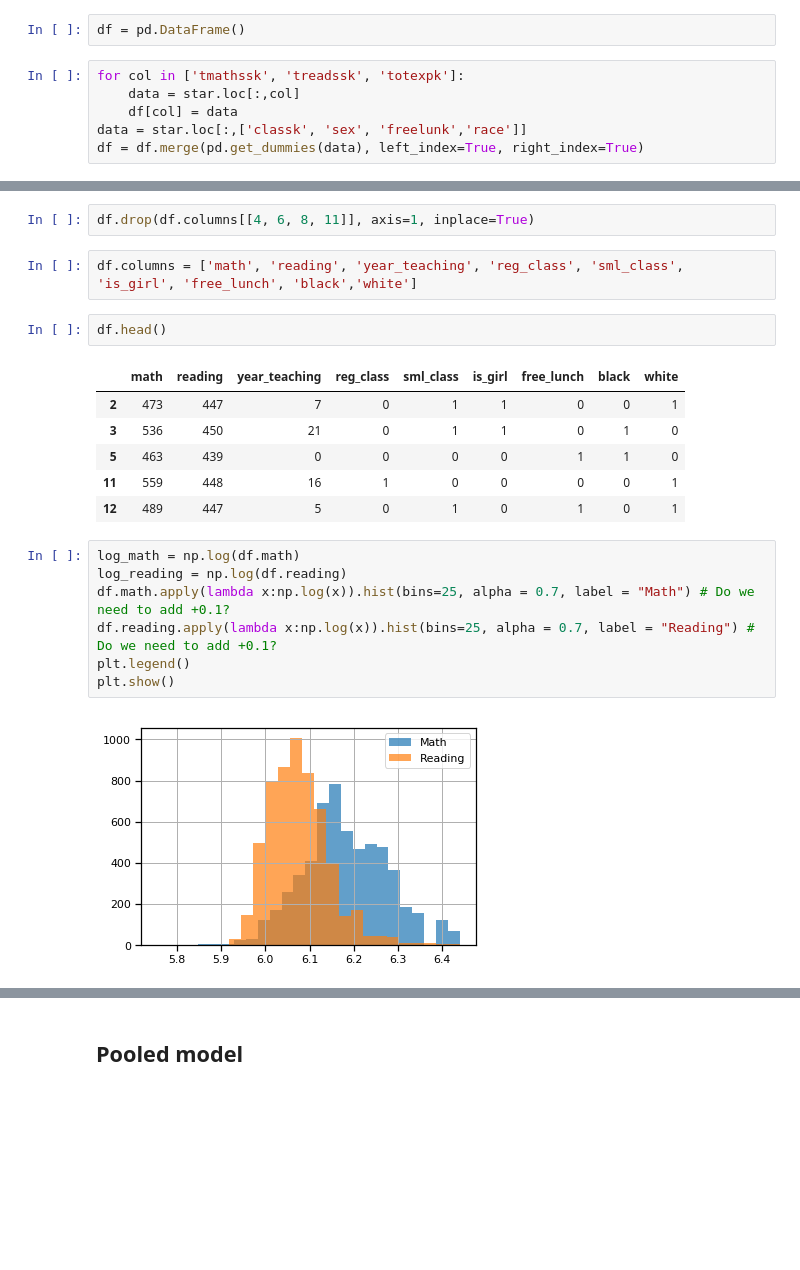
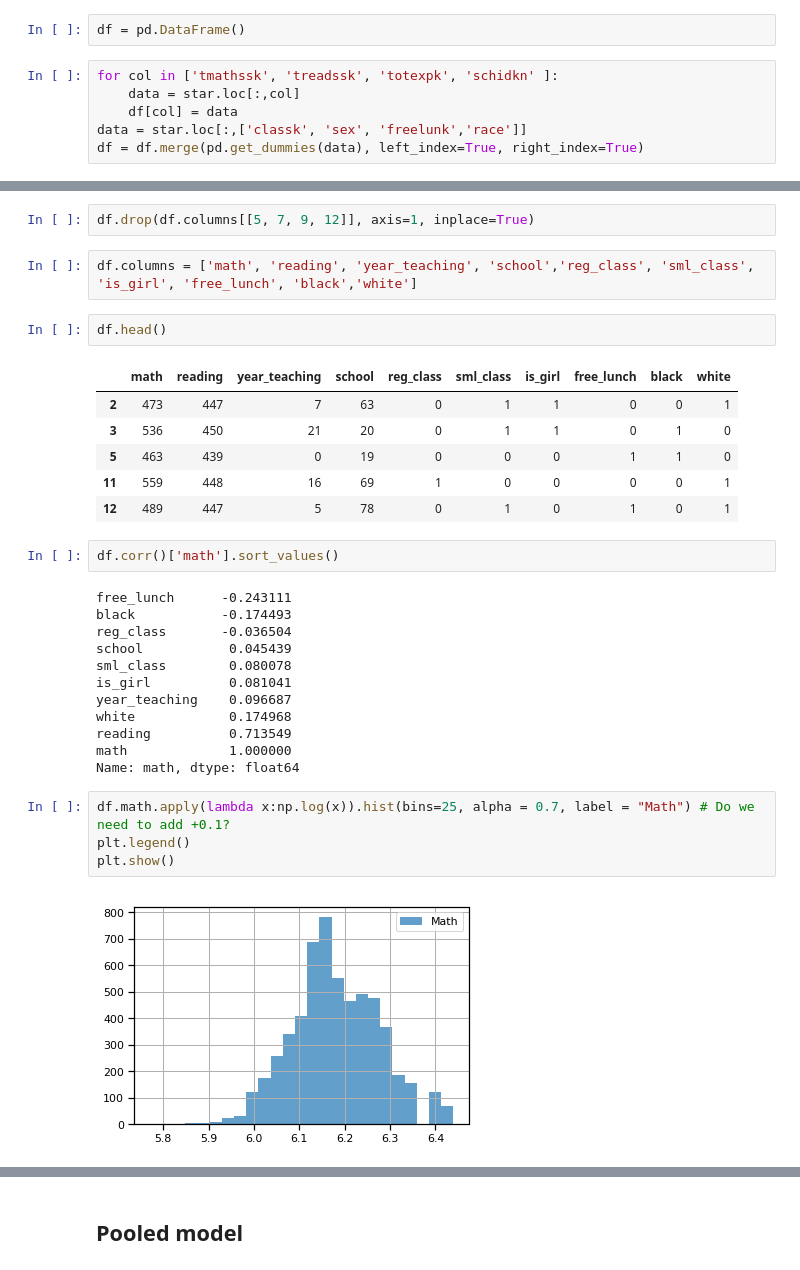
Before and after one commit to cthai721/bda-project, a Jupyter notebook: Effects on Learning of Small Class Sizes - logscale.ipynb, the cells around one changed output, grey strips where cells are left out. Drawn from its saved outputs; the diff is of its cells as text; blank space fills up the shorter version.

```diff
--- a/Effects on Learning of Small Class Sizes - logscale.ipynb
+++ b/Effects on Learning of Small Class Sizes - logscale.ipynb
@@ -41,7 +41,7 @@ schools = star.schidkn.unique()
 # %%
 df = pd.DataFrame()
 # %%
-for col in ['tmathssk', 'treadssk', 'totexpk']:
+for col in ['tmathssk', 'treadssk', 'totexpk', 'schidkn' ]:
     data = star.loc[:,col]
     df[col] = data
 data = star.loc[:,['classk', 'sex', 'freelunk','race']]
@@ -70,22 +70,33 @@ Index(['classk_regular.with.aide', 'sex_boy', 'freelunk_no', 'race_other'], dtyp
 # %%
-df.drop(df.columns[[4, 6, 8, 11]], axis=1, inplace=True)
+df.drop(df.columns[[5, 7, 9, 12]], axis=1, inplace=True)
 # %%
-df.columns = ['math', 'reading', 'year_teaching', 'reg_class', 'sml_class', 'is_girl', 'free_lunch', 'black','white']
+df.columns = ['math', 'reading', 'year_teaching', 'school','reg_class', 'sml_class', 'is_girl', 'free_lunch', 'black','white']
 # %%
 df.head()
 # %% [output]
-|  | math | reading | year_teaching | reg_class | sml_class | is_girl | free_lunch | black | white |
-| 2 | 473 | 447 | 7 | 0 | 1 | 1 | 0 | 0 | 1 |
-| 3 | 536 | 450 | 21 | 0 | 1 | 1 | 0 | 1 | 0 |
-| 5 | 463 | 439 | 0 | 0 | 0 | 0 | 1 | 1 | 0 |
-| 11 | 559 | 448 | 16 | 1 | 0 | 0 | 0 | 0 | 1 |
-| 12 | 489 | 447 | 5 | 0 | 1 | 0 | 1 | 0 | 1 |
+|  | math | reading | year_teaching | school | reg_class | sml_class | is_girl | free_lunch | black | white |
+| 2 | 473 | 447 | 7 | 63 | 0 | 1 | 1 | 0 | 0 | 1 |
+| 3 | 536 | 450 | 21 | 20 | 0 | 1 | 1 | 0 | 1 | 0 |
+| 5 | 463 | 439 | 0 | 19 | 0 | 0 | 0 | 1 | 1 | 0 |
+| 11 | 559 | 448 | 16 | 69 | 1 | 0 | 0 | 0 | 0 | 1 |
+| 12 | 489 | 447 | 5 | 78 | 0 | 1 | 0 | 1 | 0 | 1 |
+# %%
+df.corr()['math'].sort_values()
+# %% [output]
+free_lunch      -0.243111
+black           -0.174493
+reg_class       -0.036504
+school           0.045439
+sml_class        0.080078
+is_girl          0.081041
+year_teaching    0.096687
+white            0.174968
+reading          0.713549
+math             1.000000
+Name: math, dtype: float64
 # %%
-log_math = np.log(df.math)
-log_reading = np.log(df.reading)
 df.math.apply(lambda x:np.log(x)).hist(bins=25, alpha = 0.7, label = "Math") # Do we need to add +0.1?
-df.reading.apply(lambda x:np.log(x)).hist(bins=25, alpha = 0.7, label = "Reading") # Do we need to add +0.1?
 plt.legend()
 plt.show()
 # %% [output]
-[figure, old version]
+[figure, new version]
```
Also changed, not shown: parts of 13 cells of this notebook.
